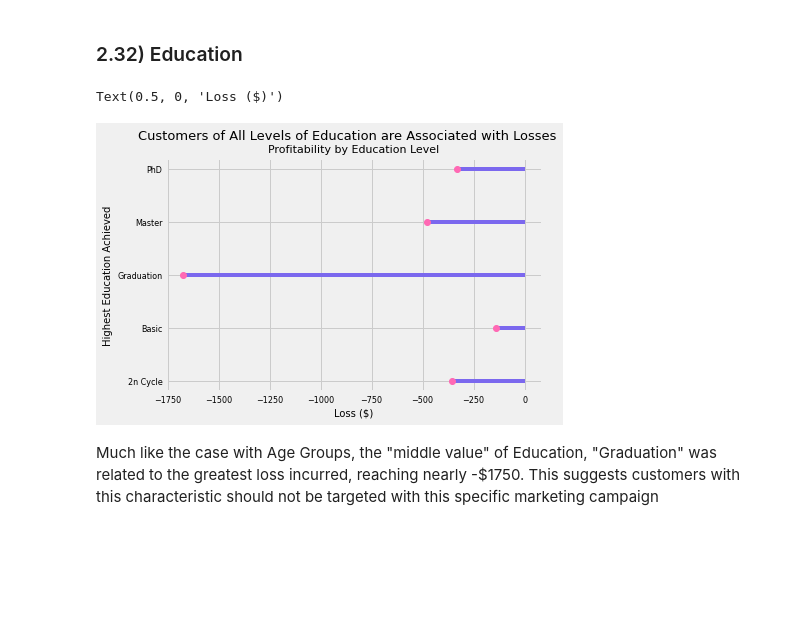
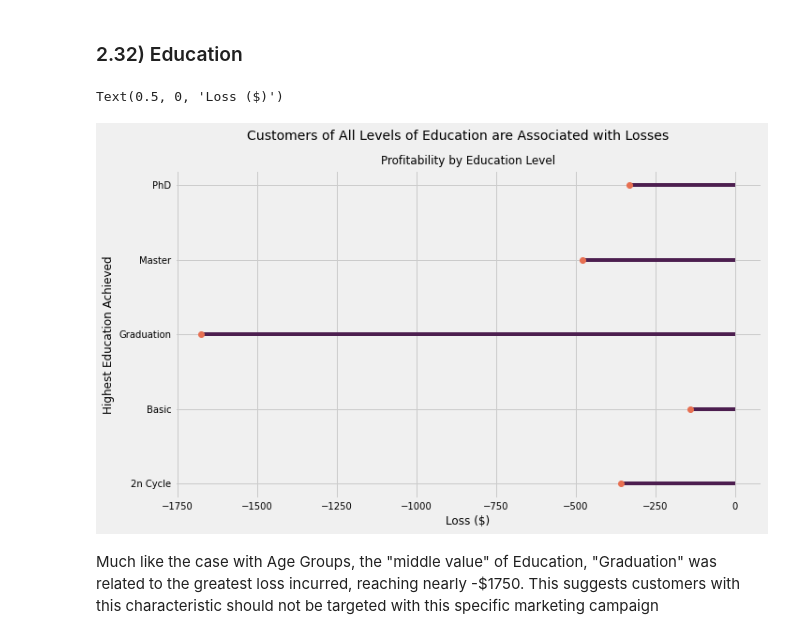
Before and after one commit to Taimur-Shabbir/in-progress-projects, a Jupyter notebook: CRM Analytics Project.ipynb, the cells around one changed output. Drawn from its saved outputs; the diff is of its cells as text; code cells hidden in the pictures; blank space fills up the shorter version.

```diff
--- a/CRM Analytics Project.ipynb
+++ b/CRM Analytics Project.ipynb
@@ -411,31 +416,31 @@ Therefore, targeting customers by age does not seem like a good idea for future
 # %%
 # find sum of profit per value of "Education"
 
 education_vs_profit = data.groupby('Education')['Profit'].sum()
 
 # create lollipop chart
 
+plt.figure(figsize = (10, 6))
+
 my_range = range(1,len(education_vs_profit.index)+1)
-
 plt.hlines(y = education_vs_profit.index,
            xmin = 0 ,
            xmax = education_vs_profit,
-           color='mediumslateblue')
+           color='#4C1E4F')
 
-# plot
+plt.plot(education_vs_profit, education_vs_profit.index,
+         "o", color = '#E76F51')
 
-plt.plot(education_vs_profit, education_vs_profit.index, "o", color = 'hotpink')
-
-plt.xticks(size = 8)
-plt.yticks(size = 8)
+plt.xticks(size = 10)
+plt.yticks(size = 10)
 plt.suptitle('Customers of All Levels of Education are Associated with Losses',
-             size = 13)
-plt.title('Profitability by Education Level', size = 11)
-plt.ylabel('Highest Education Achieved', size = 10)
-plt.xlabel('Loss ($)', size = 10)
+             size = 14)
+plt.title('Profitability by Education Level', size = 12)
+plt.ylabel('Highest Education Achieved', size = 12)
+plt.xlabel('Loss ($)', size = 12)
 # %% [output]
 Text(0.5, 0, 'Loss ($)')
-[figure, old version]
+[figure, new version]
 # %% [markdown]
 Much like the case with Age Groups, the "middle value" of Education, "Graduation" was related to the greatest loss incurred, reaching nearly -$1750. This suggests customers with this characteristic should not be targeted with this specific marketing campaign
 # %% [markdown]
```
Also changed, not shown: parts of 27 cells of this notebook.
